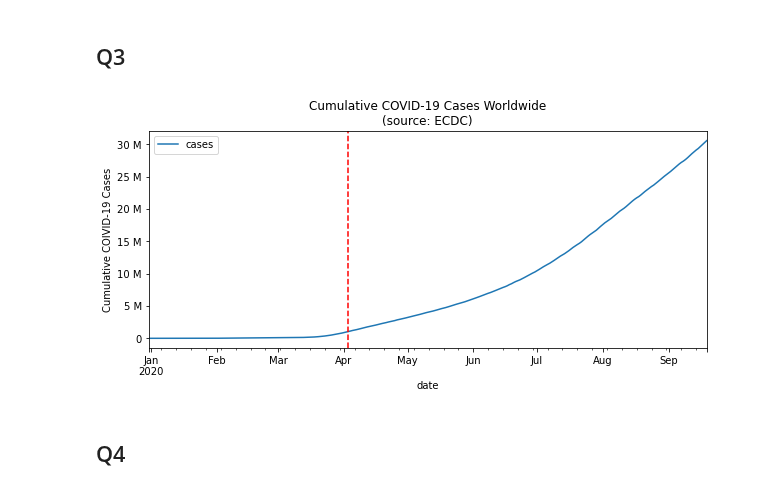
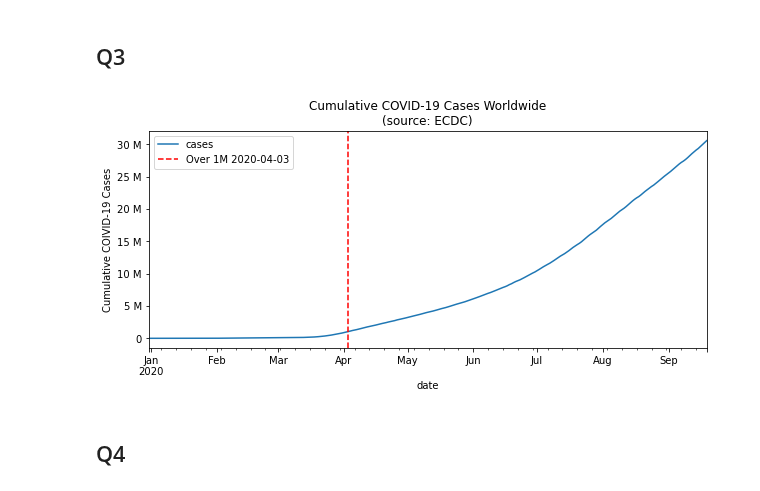
Before and after one commit to kevinsthompson/09-Hands-On-Data-Analysis-with-Pandas-2nd-edition, a Jupyter notebook: ch_06/KT_Exercises-Chp6.ipynb, the cells around one changed output. Drawn from its saved outputs; the diff is of its cells as text; code cells hidden in the pictures.

```diff
--- a/ch_06/KT_Exercises-Chp6.ipynb
+++ b/ch_06/KT_Exercises-Chp6.ipynb
@@ -18,11 +18,11 @@ fb          = pd.read_csv('data/fb_stock_prices_2018.csv'
 
 covid_df    = pd.read_csv('data/covid19_cases.csv'
                           ).assign(
-                          date=lambda x: pd.to_datetime(x.dateRep, format='%d/%m/%Y')
+                          date=lambda x: pd.to_datetime(x['dateRep'], format='%d/%m/%Y')
                           ).set_index('date')
 
 
-covid_df.info()
-covid_df.head(10)
+# covid_df.info()
+# covid_df.head(10)
 # fb.info()
 # fb.head(10)
@@ -124,43 +93,36 @@ Text(0.5, 0.98, 'Facebook Volume Traded and Some Other Stuff for Ex2')
 # %%
 from matplotlib.ticker import EngFormatter
 
 # Textbook version (creates a series)
 # cumulative_cases_df = covid_df.groupby(pd.Grouper(freq = '1D')
 #                     ).sum(
 #                     )['cases'].cumsum(
 #                     )
 
 # # My version (creates a dataframe)
 cumulative_cases_df = covid_df.groupby(pd.Grouper(freq = '1D')
         ).agg({
         'cases': 'sum'
         }).cumsum()
 
 ax = cumulative_cases_df.plot(
           figsize = (10,4)
         , title = 'Cumulative COVID-19 Cases Worldwide\n(source: ECDC)'
         )
 
-
-# over_1M = cumulative_cases_df[cumulative_cases_df['cases'] >= 1e6].index[0]
-# ax.axvline(over_1M, linestyle='dashed', color='k', alpha=0.5, label=f"Reached 1M on {over_1M.strftime('%Y-%m-%d')}")
-
-
-over_1M = cumulative_cases_df[cumulative_cases_df['cases'] >= 1e6].index[0]
+rows = cumulative_cases_df['cases'] >= 1e6
+over_1M = cumulative_cases_df[rows].index[0]
 ax.axvline(
-        over_1M
+        x = over_1M
         , color='r'
         , linestyle='--'
-        , label=f'Over 1M ({over_1M})'
+        , label=f'Over 1M {over_1M.strftime("%Y-%m-%d")}'
         )
 
 plt.ylabel('Cumulative COIVID-19 Cases')
+ax.legend()
 ax.yaxis.set_major_formatter(EngFormatter())
-
-
-# print(KT_cumulative_cases_df.info())
-# print(cumulative_cases_df.info())
 # %% [output]
-[figure, old version]
+[figure, new version]
 # %% [markdown]
 ## Q4
```
Also changed, not shown: parts of 3 cells of this notebook.
